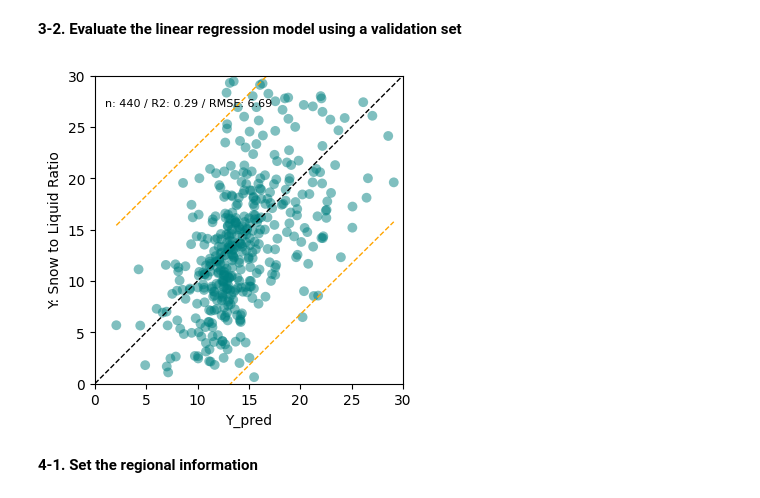
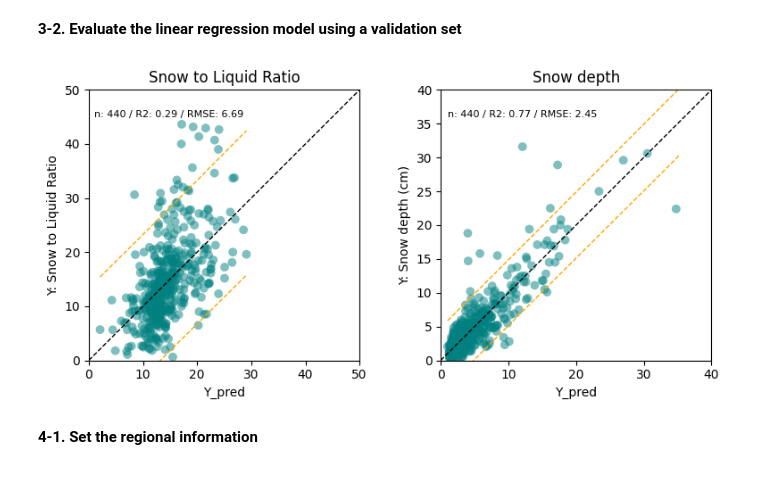
Before and after one commit to hunter3789/SLR-study, a Jupyter notebook: SLR-study.ipynb, the cells around one changed output. Saved outputs shown, nothing was run; the diff lists cells and outputs as text; code cells hidden in the pictures.

```diff
--- a/SLR-study.ipynb
+++ b/SLR-study.ipynb
@@ -200,46 +200,77 @@ dfd = n - k - 1   # Degrees of freedom
 p = 2  # One slope + one intercept
 
 # Calculate Mean Squared Error
 validset['regress'] = model.predict(X)
 validset['residual'] = validset['slr'] - validset['regress']
 mse = np.sum(validset['residual']**2) / dfd
 
+validset['sd_regress'] = validset['regress'] * validset['swe'] / 10
+validset['sd_residual'] = validset['sd_day_max'] - validset['sd_regress']
+sd_mse = np.sum(validset['sd_residual']**2) / dfd
+
 # Standard error of predictions
 X_with_intercept = np.column_stack((np.ones(len(X)), X))  # Add intercept
 pred_se = np.sqrt(np.diag(mse * (1 + X_with_intercept @ np.linalg.inv(X_with_intercept.T @ X_with_intercept) @ X_with_intercept.T)))
+sd_pred_se = np.sqrt(np.diag(sd_mse * (1 + X_with_intercept @ np.linalg.inv(X_with_intercept.T @ X_with_intercept) @ X_with_intercept.T)))
 
 # Prediction Interval (95%)
 confidence_level = 0.95
 t_value = stats.t.ppf((1 + confidence_level) / 2, n - p)
 validset['prediction_interval_lower'] = validset['regress'] - t_value * pred_se
 validset['prediction_interval_upper'] = validset['regress'] + t_value * pred_se
 
+validset['sd_prediction_interval_lower'] = validset['sd_regress'] - t_value * sd_pred_se
+validset['sd_prediction_interval_upper'] = validset['sd_regress'] + t_value * sd_pred_se
+
 # Plot the results
-fig, ax = plt.subplots(1,1, figsize=(4.5,4))
+fig, ax = plt.subplots(1,2, figsize=(9,4))
 plt.subplots_adjust(hspace=0.4, wspace=0.3)
 
-ax.set_aspect("equal")
-ymax = 30
+# Plot SLR
+ax[0].set_aspect("equal")
+ymax = 50
 
-ax.plot([0,ymax], [0,ymax], linewidth=1, color="black", linestyle="--")
+ax[0].plot([0,ymax], [0,ymax], linewidth=1, color="black", linestyle="--")
 color = "#008080"
 
 r2 = r2_score(validset['slr'], validset['regress'])
 rmse = np.sqrt(mean_squared_error(validset['regress'], validset['slr']))
 n = len(validset['slr'])
-ax.text(1,ymax*0.9,'n: {n} / R2: {R2:.2f} / RMSE: {RMSE:.2f}'.format(n=n, R2=r2, RMSE=rmse), fontsize=8, color="black")
-sns.regplot(x=validset['regress'], y=validset['prediction_interval_lower'], lowess=True, scatter_kws={'s':0}, line_kws={'color':'orange', 'linewidth':1, 'linestyle':'--'}, ax=ax)
-sns.regplot(x=validset['regress'], y=validset['prediction_interval_upper'], lowess=True, scatter_kws={'s':0}, line_kws={'color':'orange', 'linewidth':1, 'linestyle':'--'}, ax=ax)
-ax.scatter(validset['regress'], validset['slr'], color=color, alpha=0.5, edgecolors='none', s=50)
+ax[0].text(1,ymax*0.9,'n: {n} / R2: {R2:.2f} / RMSE: {RMSE:.2f}'.format(n=n, R2=r2, RMSE=rmse), fontsize=8, color="black")
+sns.regplot(x=validset['regress'], y=validset['prediction_interval_lower'], lowess=True, scatter_kws={'s':0}, line_kws={'color':'orange', 'linewidth':1, 'linestyle':'--'}, ax=ax[0])
+sns.regplot(x=validset['regress'], y=validset['prediction_interval_upper'], lowess=True, scatter_kws={'s':0}, line_kws={'color':'orange', 'linewidth':1, 'linestyle':'--'}, ax=ax[0])
+ax[0].scatter(validset['regress'], validset['slr'], color=color, alpha=0.5, edgecolors='none', s=50)
 
-ax.set_ylim(0,ymax)
-ax.set_xlim(0,ymax)
-ax.set_xlabel('Y_pred')
-ax.set_ylabel('Y: Snow to Liquid Ratio')
+ax[0].set_ylim(0,ymax)
+ax[0].set_xlim(0,ymax)
+ax[0].set_xlabel('Y_pred')
+ax[0].set_ylabel('Y: Snow to Liquid Ratio')
+ax[0].set_title('Snow to Liquid Ratio')
+
+# Plot snow-depth
+ax[1].set_aspect("equal")
+ymax = 40
+
+ax[1].plot([0,ymax], [0,ymax], linewidth=1, color="black", linestyle="--")
+color = "#008080"
+
+r2 = r2_score(validset['sd_day_max'], validset['sd_regress'])
+rmse = np.sqrt(mean_squared_error(validset['sd_day_max'], validset['sd_regress']))
+n = len(validset['sd_day_max'])
+ax[1].text(1,ymax*0.9,'n: {n} / R2: {R2:.2f} / RMSE: {RMSE:.2f}'.format(n=n, R2=r2, RMSE=rmse), fontsize=8, color="black")
+sns.regplot(x=validset['sd_regress'], y=validset['sd_prediction_interval_lower'], lowess=True, scatter_kws={'s':0}, line_kws={'color':'orange', 'linewidth':1, 'linestyle':'--'}, ax=ax[1])
+sns.regplot(x=validset['sd_regress'], y=validset['sd_prediction_interval_upper'], lowess=True, scatter_kws={'s':0}, line_kws={'color':'orange', 'linewidth':1, 'linestyle':'--'}, ax=ax[1])
+ax[1].scatter(validset['sd_regress'], validset['sd_day_max'], color=color, alpha=0.5, edgecolors='none', s=50)
+
+ax[1].set_ylim(0,ymax)
+ax[1].set_xlim(0,ymax)
+ax[1].set_xlabel('Y_pred')
+ax[1].set_ylabel('Y: Snow depth (cm)')
+ax[1].set_title('Snow depth')
 
 plt.show()
 # %% [output]
-[figure, old version]
+[figure, new version]
 # %% [markdown]
 **4-1. Set the regional information**
 # %%
```
